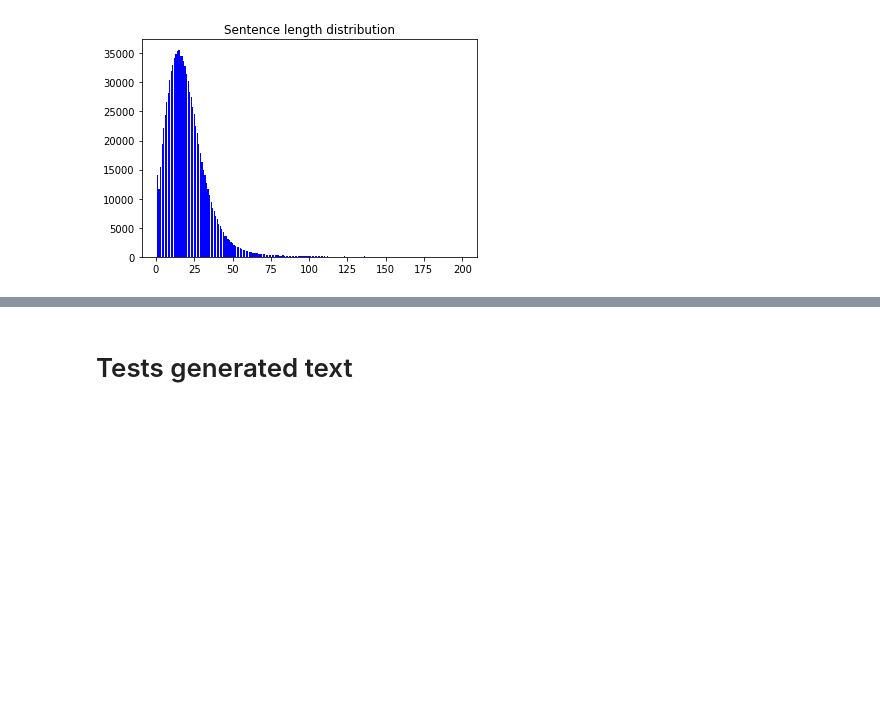
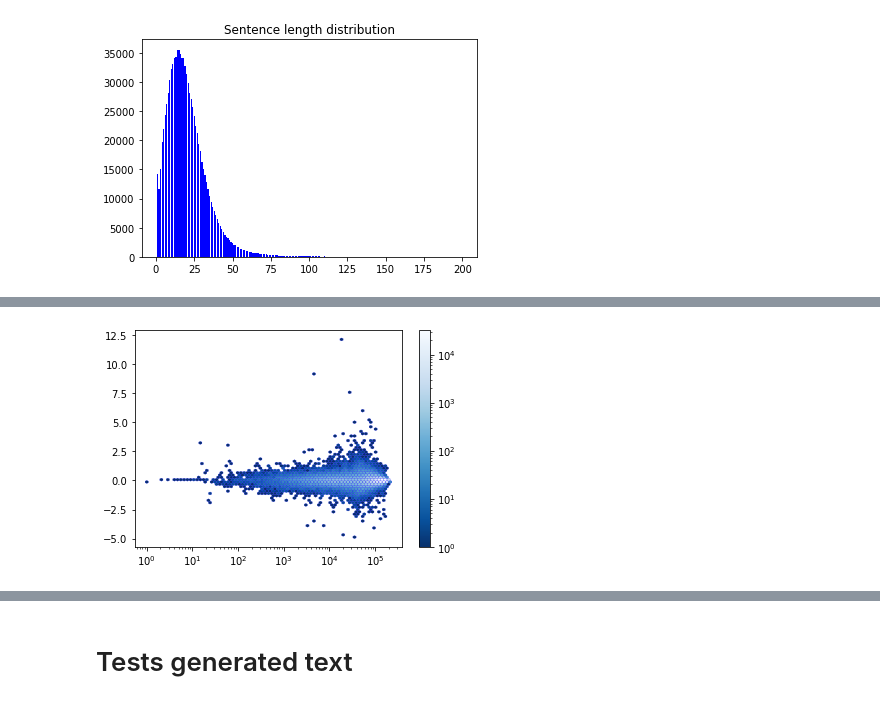
Before and after one commit to remvanthull/Thesis, a Jupyter notebook: LargeLanguageModels.ipynb, the cells around one changed output, grey strips where cells are left out. Saved outputs shown, nothing was run; the diff lists cells and outputs as text; code cells hidden in the pictures; blank space fills up the shorter version.

```diff
--- a/LargeLanguageModels.ipynb
+++ b/LargeLanguageModels.ipynb
@@ -278,3 +411,12 @@ def mean_ranks(ranks_df):
+# %%
+def fano_factor(ranks_freqs_df, ylim = None):
+    fano = []
+
+    for index, row in ranks_freqs_df.iterrows():
+        fano.append((np.cov(row[0:10], row[11:21])[0][1])/row['Rank'])
+    ranks_freqs_df['Fano'] = fano
+#     fano_plot(ranks_freqs_df, ylim=ylim)
+    return ranks_freqs_df
 # %% [markdown]
 ### Estimating Zipf's law
 # %% [markdown]
@@ -597,7 +770,0 @@ def pipeline(rank_sents, freq_sents, k = 1000000, m = 10, multi = True, sent = T
-# %%
-def ranks_freqs(freq_sents, rank_sents, k = 1000000, m = 10, multi = True, sent = True, sub = True, pos = False):
-    freqs_df = calculate_freqs(freq_sents)
-    freqs_df['mean freq'] = mean_freqs(freqs_df)
-    ranks_df = calculate_ranks(rank_sents)
-    ranks_df['mean rank'] = mean_ranks(ranks_df)
-    return freqs_df, ranks_df
@@ -615 +1017,3 @@ rank_sents, freq_sents, sen_len = subsampling(real_pos_1)
+# %%
+rank_sents_real_1, freq_sents_real_1, sen_len_real_1 = subsampling(real_pos_1)
 # %%
@@ -636,0 +1025,6 @@ MANDELBROT
+# %%
+ranks_freqs_real_1 = ranks_freqs(rank_sents_real_1, freq_sents_real_1)
+# %%
+fano_real_1 = fano_factor(ranks_freqs_real_1)
+# %% [output]
+[figure, added]
```
Also changed, not shown: parts of 349 cells of this notebook.
